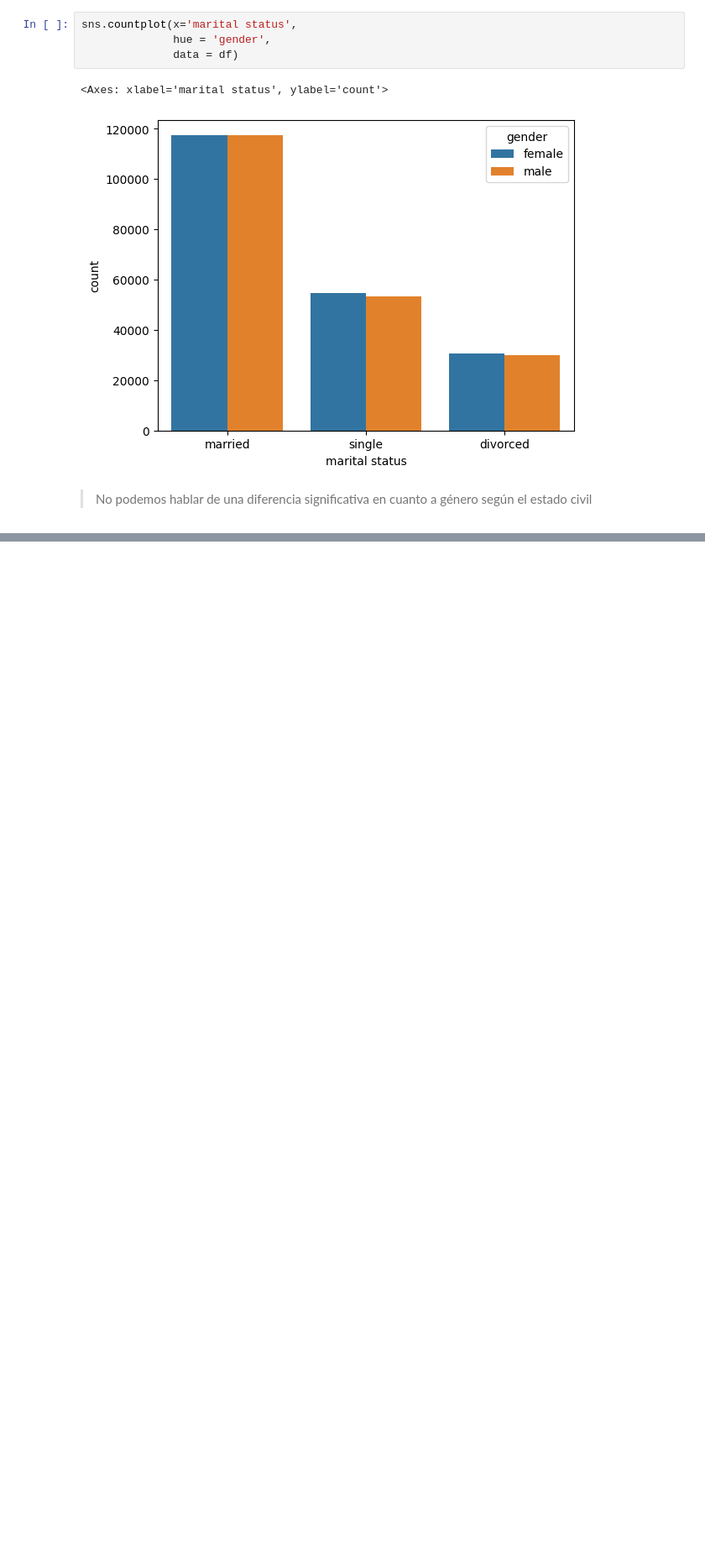
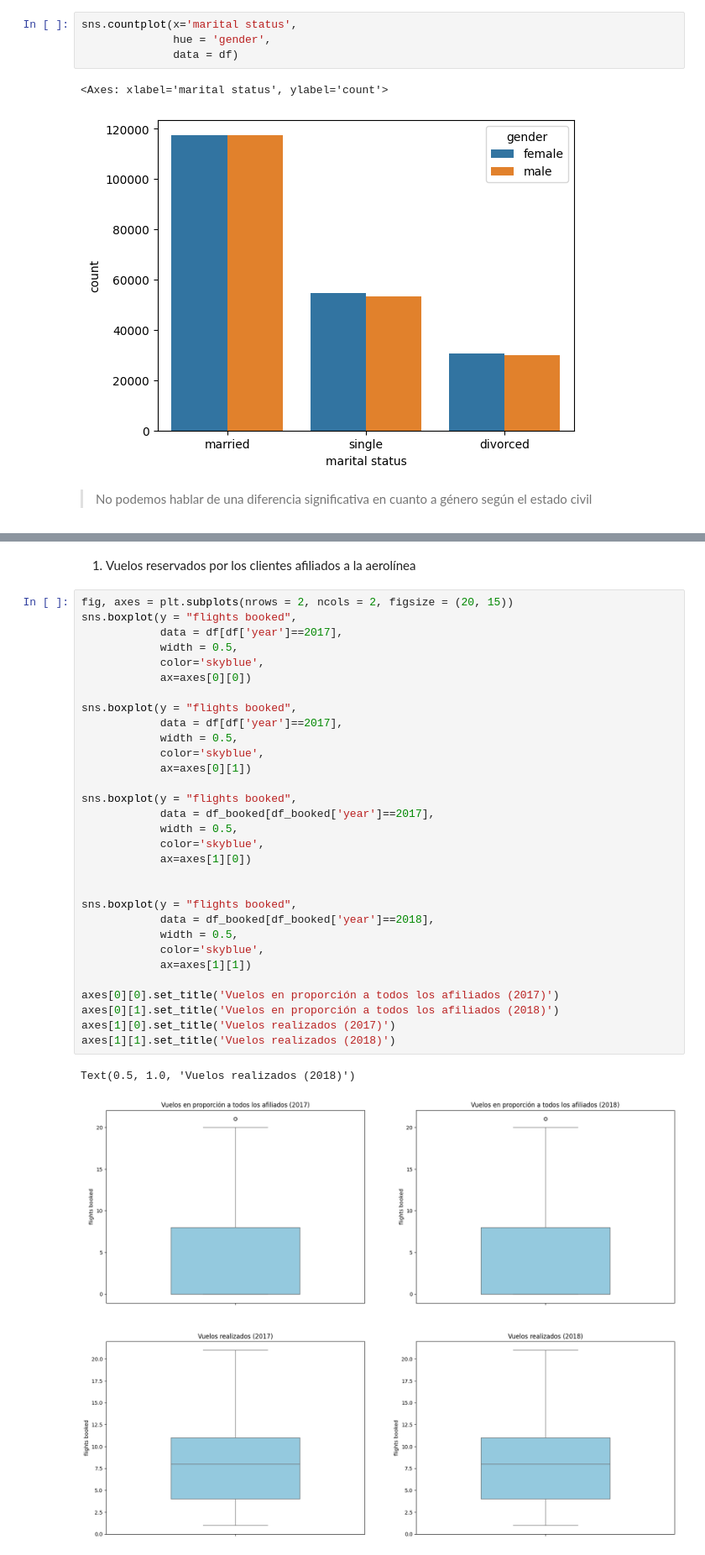
Before and after one commit to Adalab/bda-modulo-3-evaluacion-final-icorreald, a Jupyter notebook: 2.visualizaciones.ipynb, the cells around one changed output, grey strips where cells are left out. Shown at 84% size. Drawn from its saved outputs; the diff is of its cells as text; blank space fills up the shorter version.

```diff
--- a/2.visualizaciones.ipynb
+++ b/2.visualizaciones.ipynb
@@ -247,0 +146,36 @@ sns.countplot(x='marital status',
+# %% [markdown]
+1. Vuelos reservados por los clientes afiliados a la aerolínea
+# %%
+fig, axes = plt.subplots(nrows = 2, ncols = 2, figsize = (20, 15))
+sns.boxplot(y = "flights booked",
+            data = df[df['year']==2017],
+            width = 0.5,
+            color='skyblue',
+            ax=axes[0][0])
+
+sns.boxplot(y = "flights booked",
+            data = df[df['year']==2017],
+            width = 0.5,
+            color='skyblue',
+            ax=axes[0][1])
+
+sns.boxplot(y = "flights booked",
+            data = df_booked[df_booked['year']==2017],
+            width = 0.5,
+            color='skyblue',
+            ax=axes[1][0])
+
+
+sns.boxplot(y = "flights booked",
+            data = df_booked[df_booked['year']==2018],
+            width = 0.5,
+            color='skyblue',
+            ax=axes[1][1])
+
+axes[0][0].set_title('Vuelos en proporción a todos los afiliados (2017)')
+axes[0][1].set_title('Vuelos en proporción a todos los afiliados (2018)')
+axes[1][0].set_title('Vuelos realizados (2017)')
+axes[1][1].set_title('Vuelos realizados (2018)')
+# %% [output]
+Text(0.5, 1.0, 'Vuelos realizados (2018)')
+[figure, added]
```
Also changed, not shown: parts of 20 cells of this notebook, 5 other files.
